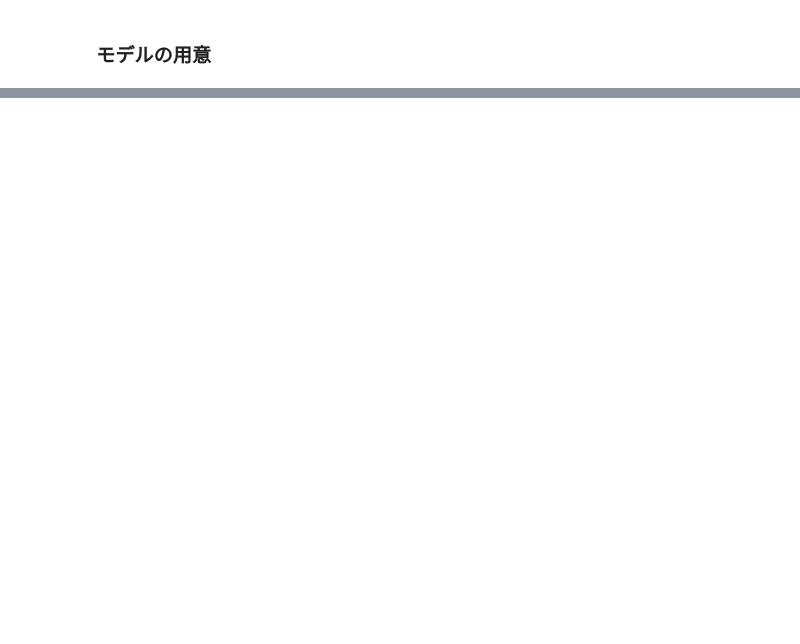
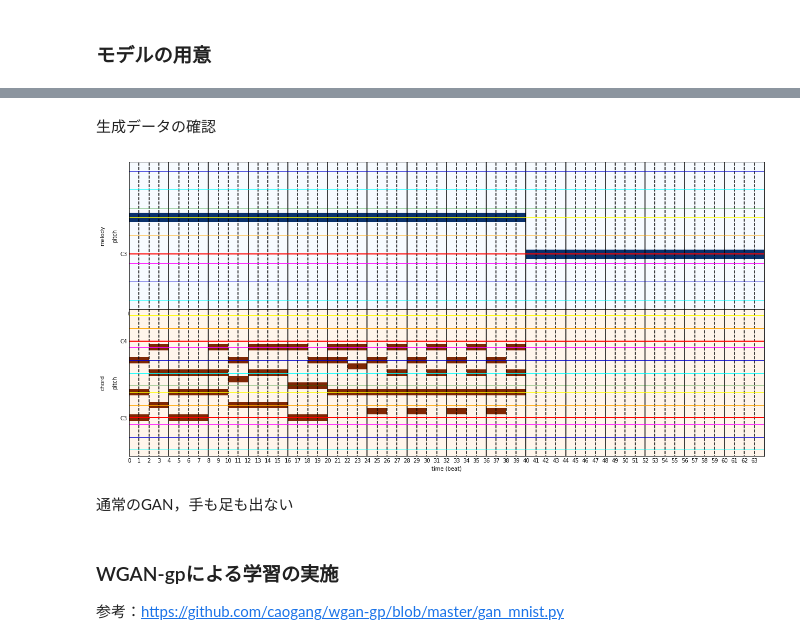
Before and after one commit to fuurin/schwbert, a Jupyter notebook: finetuning/theorytab.ipynb, the cells around one changed output, grey strips where cells are left out. Saved outputs shown, nothing was run; the diff lists cells and outputs as text; code cells hidden in the pictures; blank space fills up the shorter version.

```diff
--- a/finetuning/theorytab.ipynb
+++ b/finetuning/theorytab.ipynb
@@ -307,9 +362,7 @@ class SchWBertDiscriminator(nn.Module):
 # %% [markdown]
 動作確認
 # %%
-d_body = load_body(config, MelodyEmbeddings(config), ChordEmbeddings(config), output_dir)
-# d_body = ConditionalBertBody(config, MelodyEmbeddings(config), ChordEmbeddings(config))
-d_body.input_embeddings = VecSeqEmbeddings(config, config.melody_vocab_size)
+d_body = load_body(config, output_dir)
 D = SchWBertDiscriminator(config, d_body)
 
 batch = dataloader()
@@ -373,3 +628,28 @@ Network settings completed
+# %% [markdown]
+生成データの確認
+# %%
+batch = dataloader()
+batch_id = 0
+
+g_out = G_trained(batch.chord.to(device))
+g_melody = G_trained.to_ids(g_out).cpu().numpy()
+
+bundle = Bundle({
+    'melody': g_melody[batch_id],
+    'chord': batch.chord[batch_id],
+    'meta': batch.meta[batch_id]
+})
+
+bundle.meta.melody_pitch_range = [0, config.melody_vocab_size]
+ppr = bundle.get_ppr()
+grid_plot(ppr, beat_resolution=bundle.meta.beat_resolution)
+# %% [output]
+[figure, added]
+# %% [markdown]
+通常のGAN，手も足も出ない
+# %% [markdown]
+### WGAN-gpによる学習の実施
+参考：https://github.com/caogang/wgan-gp/blob/master/gan_mnist.py
 # %%
 def calc_gradient_penalty(netD, real_data, fake_data):
     batch_size = real_data.shape[0]
```
Also changed, not shown: parts of 29 cells of this notebook, 8 other files.
